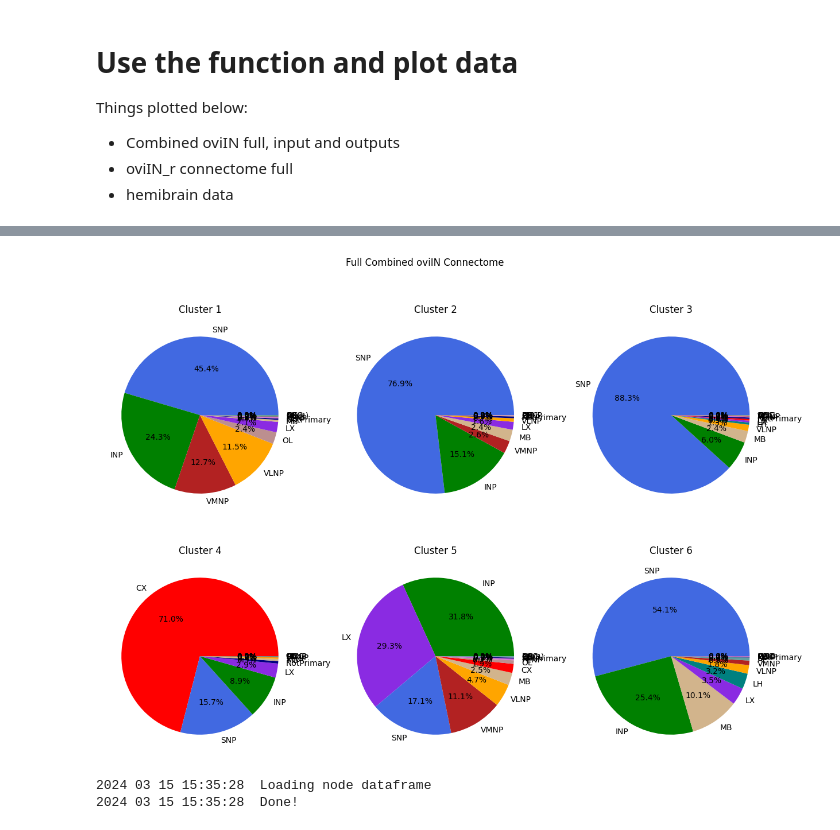
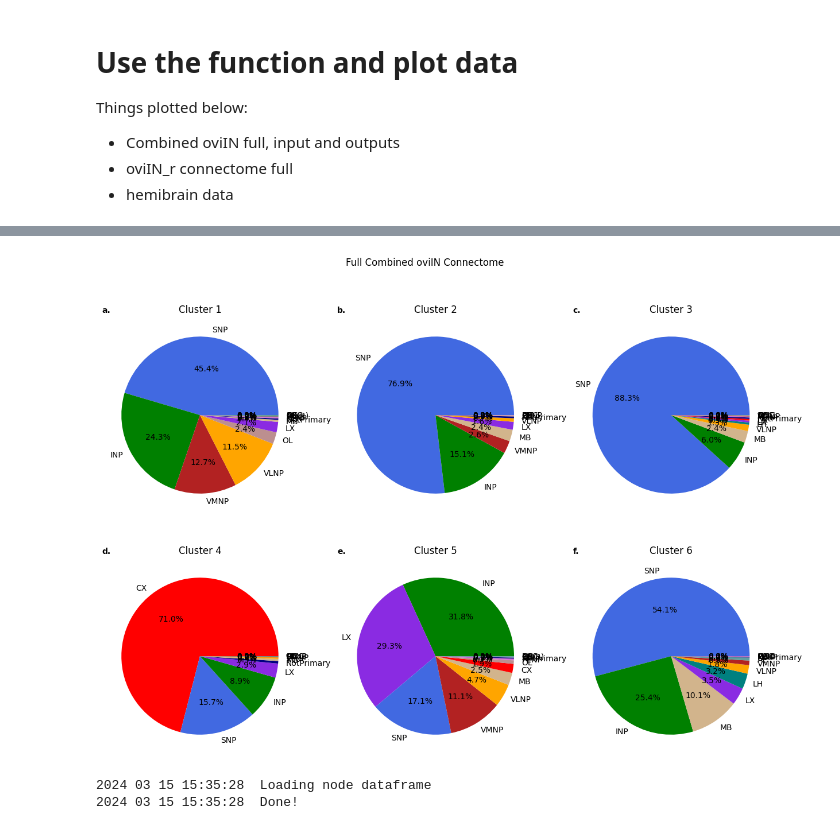
Before and after one commit to RhessaWL/flybrain-clustering, a Jupyter notebook: get_piechart.ipynb, the cells around one changed output, grey strips where cells are left out. Drawn from its saved outputs; the diff is of its cells as text; code cells hidden in the pictures.

Commit message:
Update Figures-oviIN images

```diff
--- a/get_piechart.ipynb
+++ b/get_piechart.ipynb
@@ -608,7 +606,7 @@ Text(0.5, 1.0, 'Cluster 2')
 # a roi_list to filter by, and return a pie chart
 
 # plot pie chart of roi data per cluster
-def neuropil_plotter(df, clusters, roi_to_use, super_title, weight_threshold = 1, older_data = False):
+def neuropil_plotter(df, clusters, plot_labels, roi_to_use, super_title, weight_threshold = 1, older_data = False):
     """ This function plots a pie chart of the roi data per cluster. You give it a basic dataframe with partition
     data and it will process the dataframe by fetching roi data from all bodyIds and appending that to the df you give it.
     From this, the function goes per cluster and groups the data by roi wile summming the downstream and upstream synapses
@@ -665,12 +663,16 @@ def neuropil_plotter(df, clusters, roi_to_use, super_title, weight_threshold = 1
             # Add downstream and upstream together to get total for each roi
             roi_total = roi_grouped.assign(total = roi_grouped['downstream'] + roi_grouped['upstream'])
 
+            # Assigning unqiue color to each neuropil
             roi_total['color'] = roi_total['super'].map(color_dict).fillna('black')
+
             # Filter roi_total by weight_threshold and sort by total in descending order
             data = roi_total[roi_total['total'] > weight_threshold].sort_values(by='total', ascending=False)
+
             # plot pie chart by value counts without none
             ax[int((i-1)/int(len(clusters)/2)), (i-1)%int(len(clusters)/2)].pie(data['total'], labels = data['super'], colors = data['color'], autopct='%1.1f%%',radius=1, startangle=0)
             ax[int((i-1)/int(len(clusters)/2)), (i-1)%int(len(clusters)/2)].set_title('Cluster ' + str(i))
+            ax[int((i-1)/int(len(clusters)/2)), (i-1)%int(len(clusters)/2)].set_title(plot_labels[i-1], fontweight='bold', loc='left', fontsize='medium')
 
     # Uses this section for newer data such as v1.2.1
     else:
@@ -692,6 +694,7 @@ def neuropil_plotter(df, clusters, roi_to_use, super_title, weight_threshold = 1
             # plot pie chart by value counts without none
             ax[int((i-1)/int(len(clusters)/2)), (i-1)%int(len(clusters)/2)].pie(data['total'], labels = data['super'], colors = data['color'], autopct='%1.1f%%',radius=1, startangle=0)
             ax[int((i-1)/int(len(clusters)/2)), (i-1)%int(len(clusters)/2)].set_title('Cluster ' + str(i))
+            ax[int((i-1)/int(len(clusters)/2)), (i-1)%int(len(clusters)/2)].set_title(plot_labels[i-1], fontweight='bold', loc='left', fontsize='medium')
 # %%
 roi_df = pd.read_excel('all_roi_df.xlsx')
 # %% [markdown]
@@ -723,5 +726,6 @@ full_o.head()
 # Create cluster list and call function using full, cluster list, and roi_df
 # roi_df is the dataframe of neuropils we created in section 1
 cluster_list = [1, 2, 3, 4, 5, 6]
-neuropil_plotter(full_o, cluster_list, roi_df, super_title='Full Combined oviIN Connectome')
+subplots_list = ['a.', 'b.', 'c.', 'd.', 'e.', 'f.']
+neuropil_plotter(full_o, cluster_list, subplots_list, roi_df, super_title='Full Combined oviIN Connectome')
 # %% [output]
@@ -733,4 +737,4 @@ neuropil_plotter(full_o, cluster_list, roi_df, super_title='Full Combined oviIN
-[figure, old version]
+[figure, new version]
 # %%
 # Inputs
 direct = "oviIN_combined/preprocessed_inputs-" + hemibrain_version
```
Also changed, not shown: parts of 5 cells of this notebook, 2 other files.
